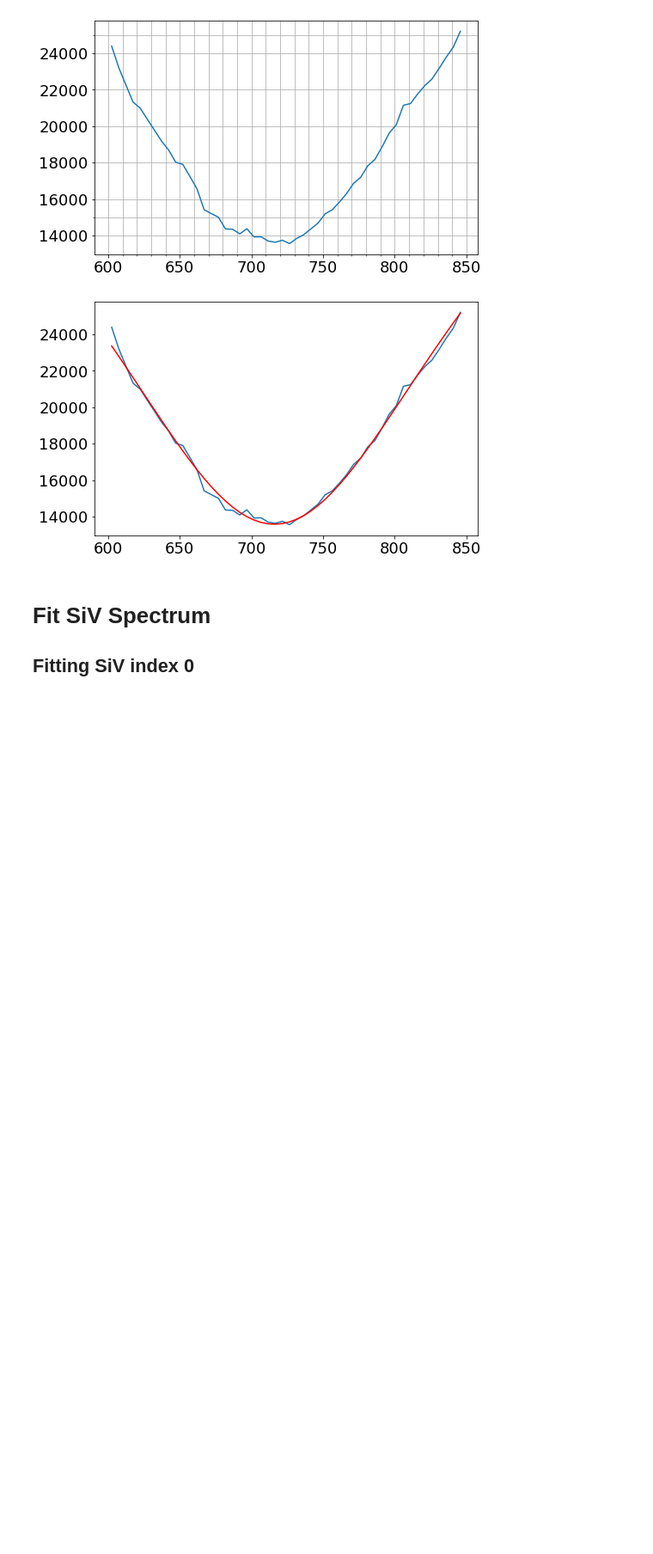
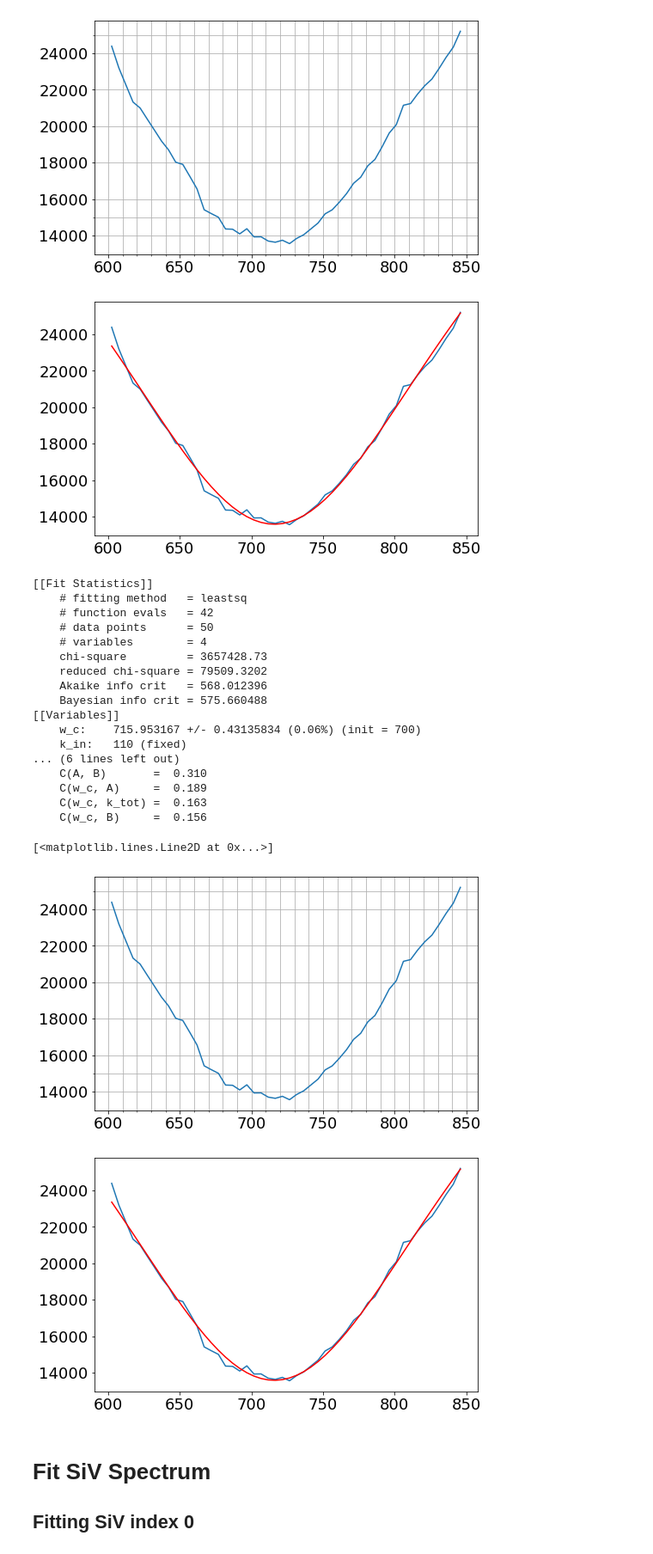
Before and after one commit to huanyanqi/siv-cqed-model, a Jupyter notebook: notebooks/fitting data - 20210324.ipynb, the cells around one changed output. Shown at 86% size. Drawn from its saved outputs; the diff is of its cells as text; code cells hidden in the pictures; blank space fills up the shorter version.

Commit message:
Added fitting of cavity scan for new k_in and larger B

```diff
--- a/notebooks/fitting data - 20210324.ipynb
+++ b/notebooks/fitting data - 20210324.ipynb
@@ -172,6 +172,56 @@ plt.plot(cavity_freqs_filtered, cavity_counts_filtered + results.residual, 'r')
 [<matplotlib.lines.Line2D at 0x...>]
 [figure]
 [figure]
+# %%
+freq_lo = 600
+freq_hi = 850
+
+cavity_freqs_filtered = cavity_freqs[np.logical_and(freq_lo < cavity_freqs, cavity_freqs < freq_hi)]
+cavity_counts_filtered = cavity_counts[np.logical_and(freq_lo < cavity_freqs, cavity_freqs < freq_hi)]
+plt.plot(cavity_freqs_filtered, cavity_counts_filtered)
+
+plt.gca().xaxis.set_minor_locator(MultipleLocator(10))
+plt.gca().yaxis.set_minor_locator(MultipleLocator(5000))
+plt.grid(which='both')
+
+##############################
+
+params = Parameters()
+params.add_many(
+    Parameter('w_c', value=700, min=690, max=730),
+    Parameter('k_in', value=110, vary=False),
+    Parameter('k_tot', value=100, min=0, max=1000),
+    Parameter('A', value=40000, min=0, max=70000),
+    Parameter('B', value=0.1, min=0, max=10000),
+)
+
+results = fitter.fit_reflection(params, cavity_freqs_filtered, cavity_counts_filtered, fit_func=fitter.cavity_ref)
+lmfit.report_fit(results)
+
+plt.figure()
+plt.plot(cavity_freqs_filtered, cavity_counts_filtered)
+plt.plot(cavity_freqs_filtered, cavity_counts_filtered + results.residual, 'r')
+# %% [output]
+[[Fit Statistics]]
+    # fitting method   = leastsq
+    # function evals   = 42
+    # data points      = 50
+    # variables        = 4
+    chi-square         = 3657428.73
+    reduced chi-square = 79509.3202
+    Akaike info crit   = 568.012396
+    Bayesian info crit = 575.660488
+[[Variables]]
+    w_c:    715.953167 +/- 0.43135834 (0.06%) (init = 700)
+    k_in:   110 (fixed)
+... (6 lines left out)
+    C(A, B)       =  0.310
+    C(w_c, A)     =  0.189
+    C(w_c, k_tot) =  0.163
+    C(w_c, B)     =  0.156
+[<matplotlib.lines.Line2D at 0x...>]
+[figure, added]
+[figure, added]
 # %% [markdown]
 # Fit SiV Spectrum
 ## Fitting SiV index 0
```
Also changed, not shown: parts of 2 cells of this notebook.
